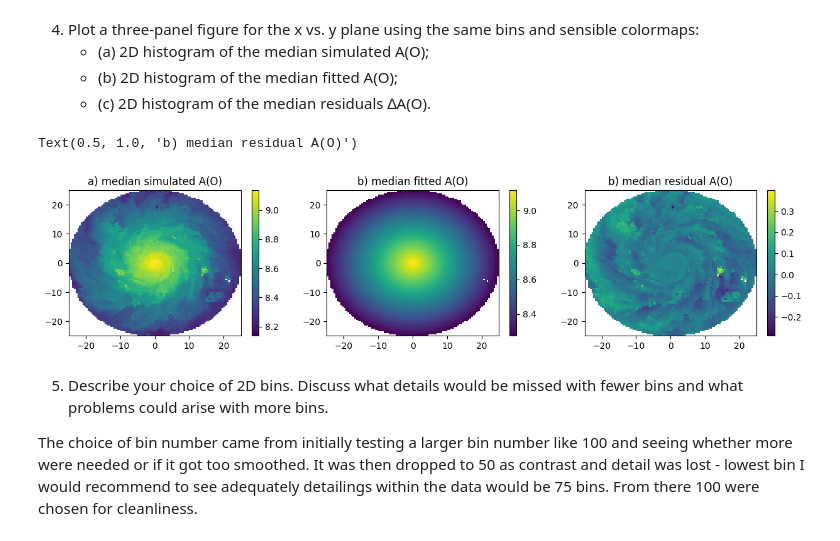
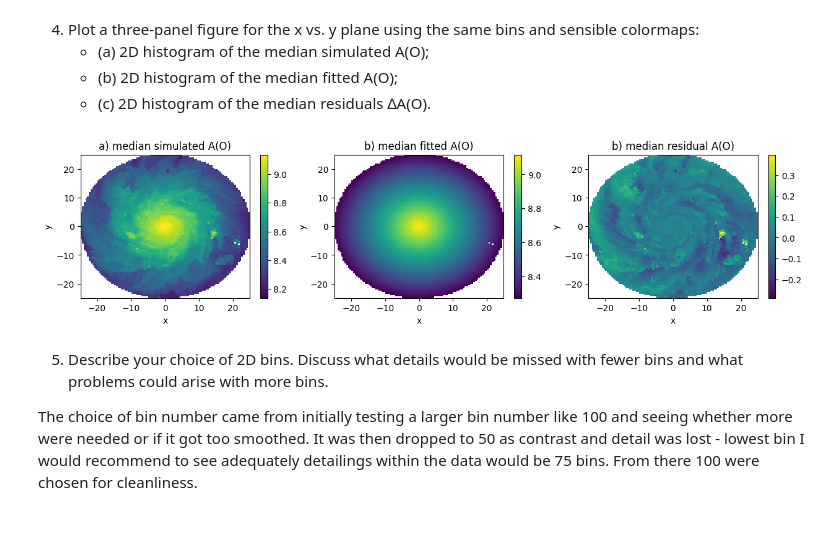
Before and after one commit to u7496134/Assignment_2, a Jupyter notebook: A.1.ipynb, the cells around one changed output. Drawn from its saved outputs; the diff is of its cells as text; code cells hidden in the pictures.

Commit message:
Final updates - tidying of figures and code with finalised comments

```diff
--- a/A.1.ipynb
+++ b/A.1.ipynb
@@ -316,6 +316,8 @@ plot_a = a.pcolormesh(
 
 fig.colorbar(plot_a, ax=a)
 a.set_title("a) median simulated A(O)")
+a.set_xlabel("x")
+a.set_ylabel("y")
 
 # Plotting 2/3 figures - b) 2D histogram of median fitted A(O)
 # this will look very similar to prior plotting however will focus on the fitted version instead: linear_fit
@@ -331,35 +333,41 @@ median_fit_ao, xedges_b, yedges_b, binnumber = binned_statistic_2d(
 plot_b = b.pcolormesh(
     xedges_b,
     yedges_b,
     median_fit_ao.T,
     shading='auto'
 )
 
 fig.colorbar(plot_b, ax=b)
 b.set_title("b) median fitted A(O)")
+b.set_xlabel("x")
+b.set_ylabel("y")
 
 # Plot 3/3 - c) median residual A(O)
 # resid2 will be used in this from prior section
 median_resid_ao, xedges_c, yedges_c, binnumber = binned_statistic_2d(
     x_pos,
     y_pos,
     resid2,
     statistic='median',
     bins=100
 )
 
 plot_c = c.pcolormesh(
     xedges_c,
     yedges_c,
     median_resid_ao.T,
     shading='auto'
 )
 
 fig.colorbar(plot_c, ax=c)
 c.set_title("b) median residual A(O)")
+c.set_xlabel("x")
+c.set_ylabel("y")
+
+file_path = os.path.join('figures', 'q3_4_median_plots.png')
+plt.savefig(file_path)
 # %% [output]
-Text(0.5, 1.0, 'b) median residual A(O)')
-[figure, old version]
+[figure, new version]
 # %% [markdown]
 5. Describe your choice of 2D bins. Discuss what details would be missed with fewer bins and what problems could arise with more bins.
 
```
Also changed, not shown: parts of 6 cells of this notebook, 3 other files.
